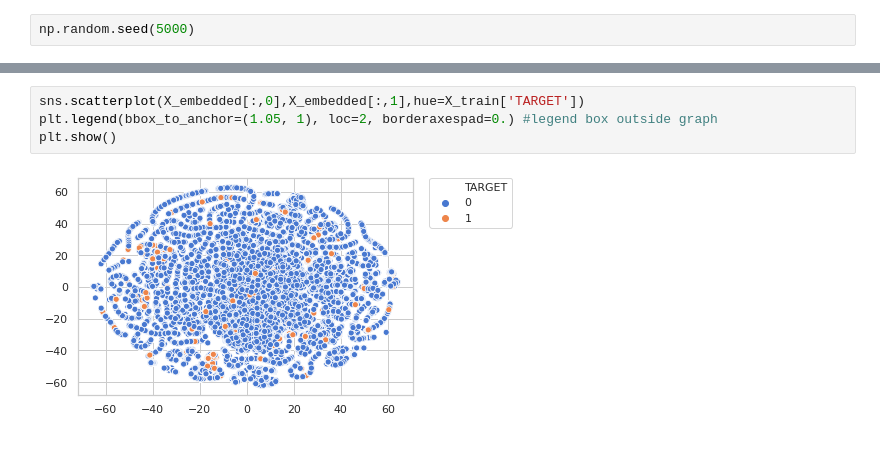
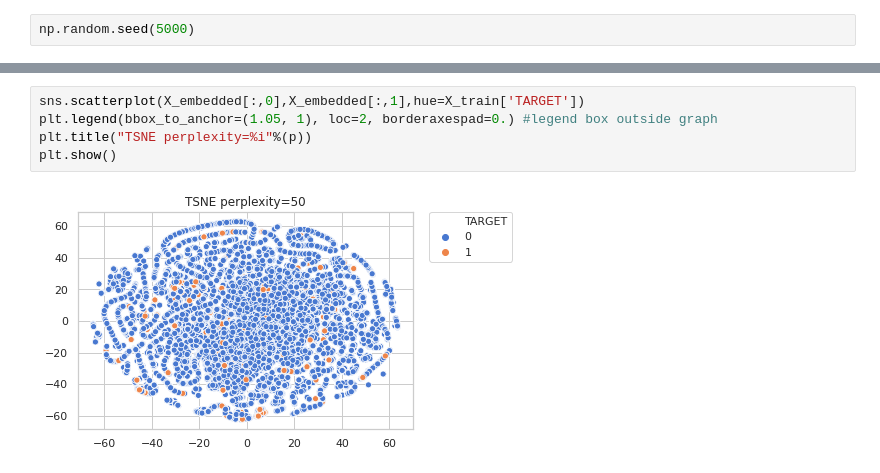
Before and after one commit to agno-nymous/Santander-Customer-Satisfaction, a Jupyter notebook: Feature_Engineering.ipynb, the cells around one changed output, grey strips where cells are left out. Cells and saved outputs as stored; diff of their text form.

```diff
--- a/Feature_Engineering.ipynb
+++ b/Feature_Engineering.ipynb
@@ -405,6 +437,7 @@ Wall time: 37min 15s
 # %%
 sns.scatterplot(X_embedded[:,0],X_embedded[:,1],hue=X_train['TARGET'])
 plt.legend(bbox_to_anchor=(1.05, 1), loc=2, borderaxespad=0.) #legend box outside graph
+plt.title("TSNE perplexity=%i"%(p))
 plt.show()
 # %% [output]
-[figure, old version]
+[figure, new version]
```
Also changed, not shown: parts of 34 cells of this notebook.
